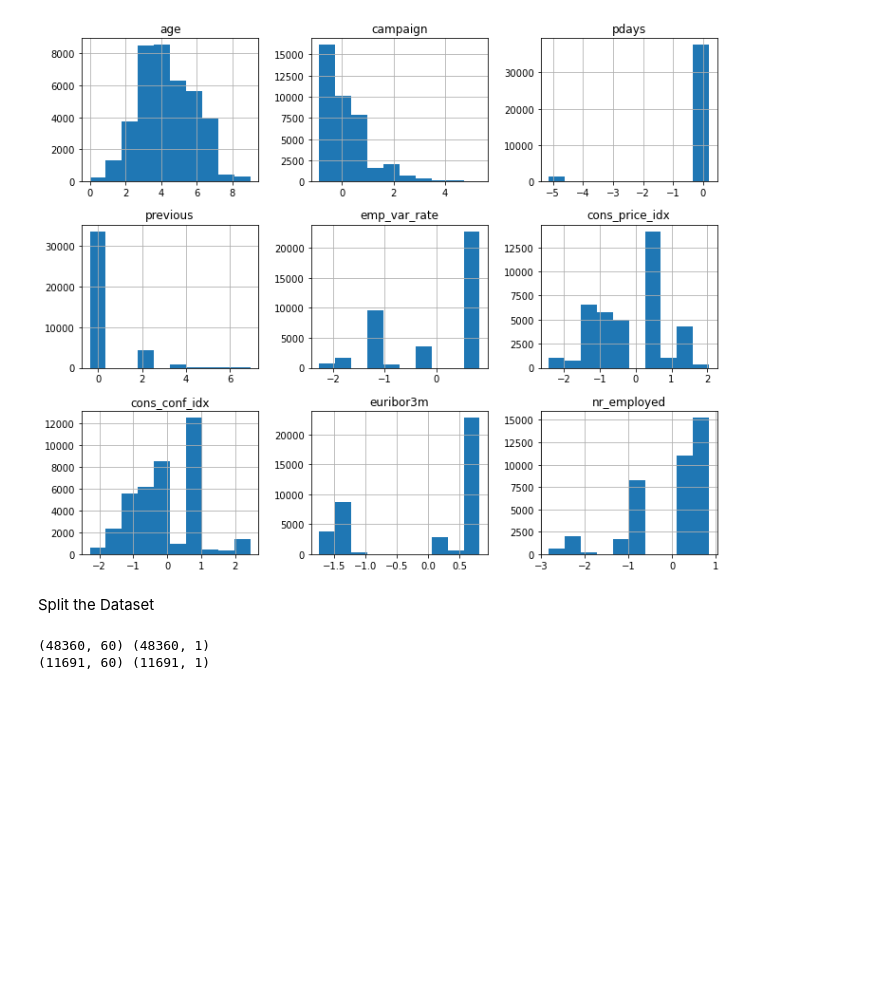
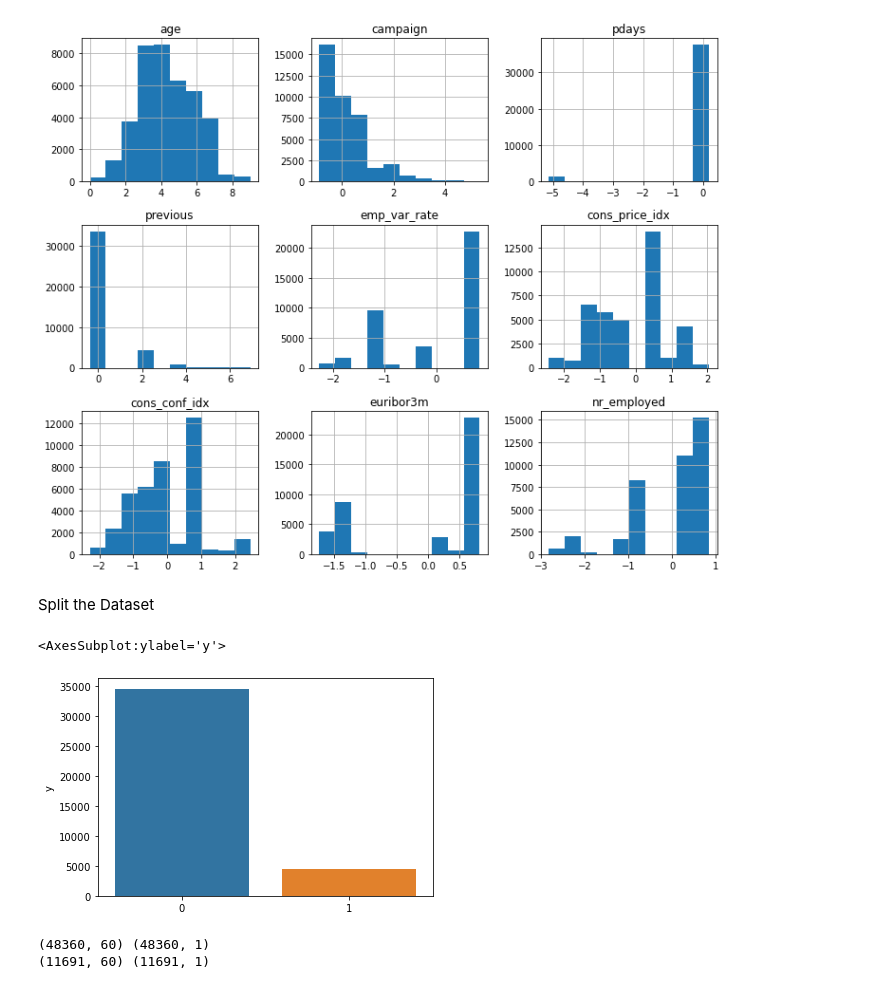
Before and after one commit to KuWathsala/ml-classification-model-bank-marketing, a Jupyter notebook: ml-classification-model-bank-marketing.ipynb, the cells around one changed output. Drawn from its saved outputs; the diff is of its cells as text; code cells hidden in the pictures; blank space fills up the shorter version.

```diff
--- a/ml-classification-model-bank-marketing.ipynb
+++ b/ml-classification-model-bank-marketing.ipynb
@@ -432,6 +441,11 @@ y_true = df[selected_columns].copy()
 
 # X as indipendent
 X = data
+# %%
+sns.barplot(x=df['y'].value_counts().index, y=df['y'].value_counts())
+# %% [output]
+<AxesSubplot:ylabel='y'>
+[figure, added]
 # %%
 #!pip install imblearn
 # %%
```
Also changed, not shown: parts of 9 cells of this notebook.
